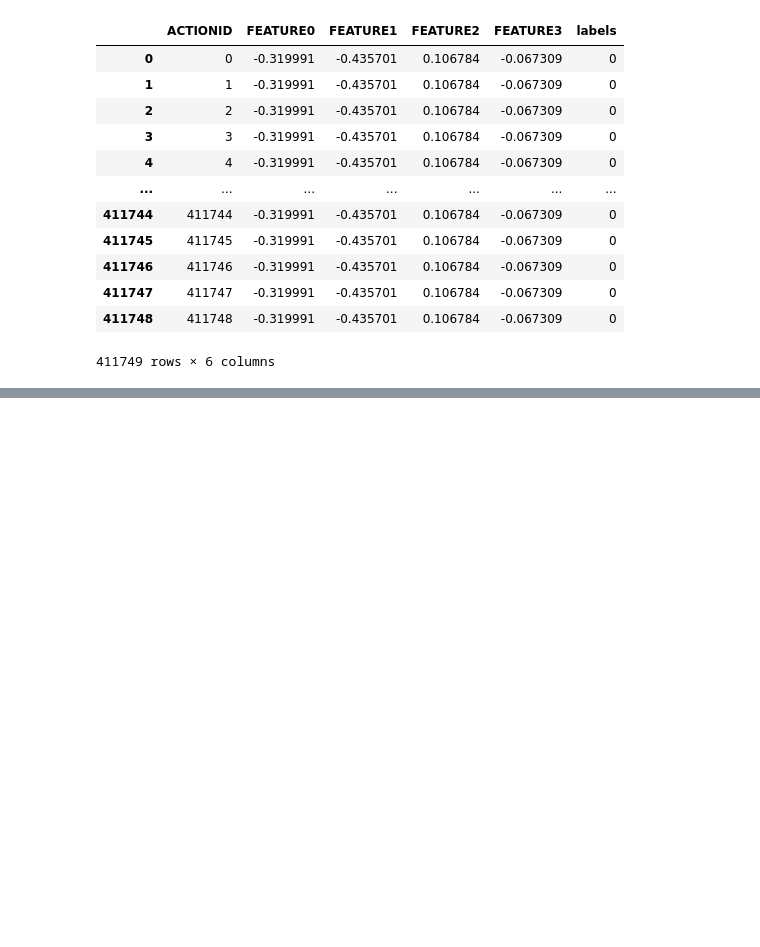
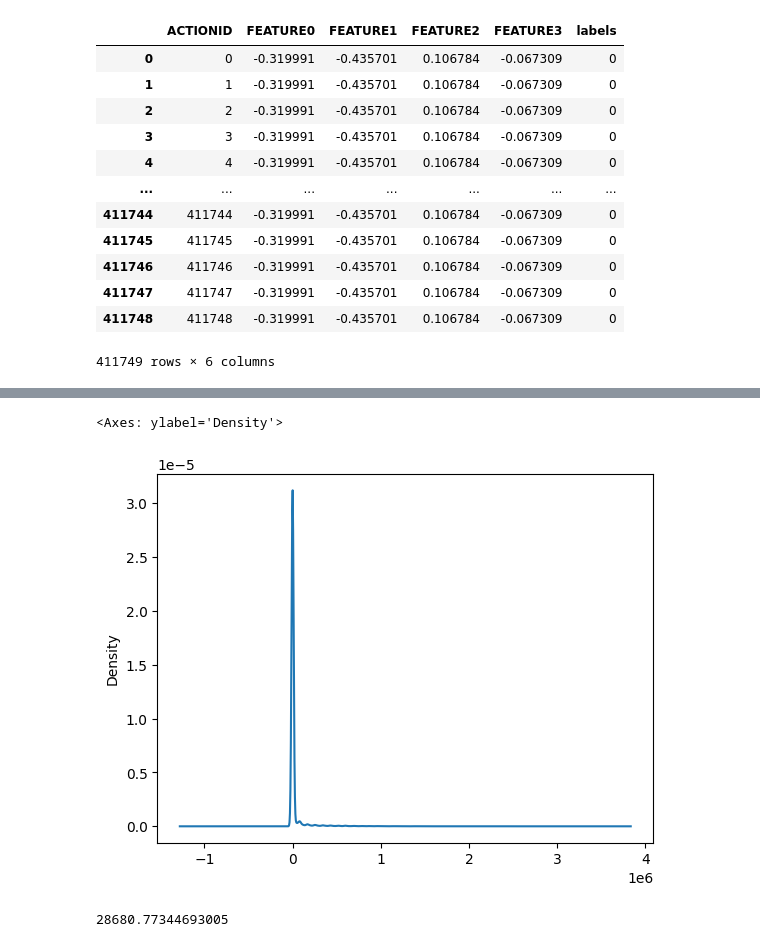
Before and after one commit to Periphanes/OnlineAnom, a Jupyter notebook: act_mooc_open.ipynb, the cells around one changed output, grey strips where cells are left out. Cells and saved outputs as stored; diff of their text form; code cells hidden in the pictures; blank space fills up the shorter version.

```diff
--- a/act_mooc_open.ipynb
+++ b/act_mooc_open.ipynb
@@ -168,0 +191,4 @@ with open(pickle_dir, 'wb') as handle:
+# %%
+pd.set_option('display.max_rows', 20)
+
+features_df["time_delta"] = 0
@@ -168,0 +201,11 @@ with open(pickle_dir, 'wb') as handle:
+# %%
+from tqdm import tqdm
+
+row_last_time = [0 for _ in range(7047)]
+
+for index, row in tqdm(features_df.iterrows()):
+    user_id = int(row["user_id"])
+    time = row["time"]
+
+    features_df.at[index, "time_delta"] = time - row_last_time[user_id]
+    row_last_time[user_id] = time
@@ -168,0 +228,9 @@ with open(pickle_dir, 'wb') as handle:
+# %%
+features_df['time_delta'].plot(kind='kde')
+# %% [output]
+<Axes: ylabel='Density'>
+[figure, added]
+# %%
+features_df['time_delta'].mean()
+# %% [output]
+28680.77344693005
```
Also changed, not shown: parts of 10 cells of this notebook.
